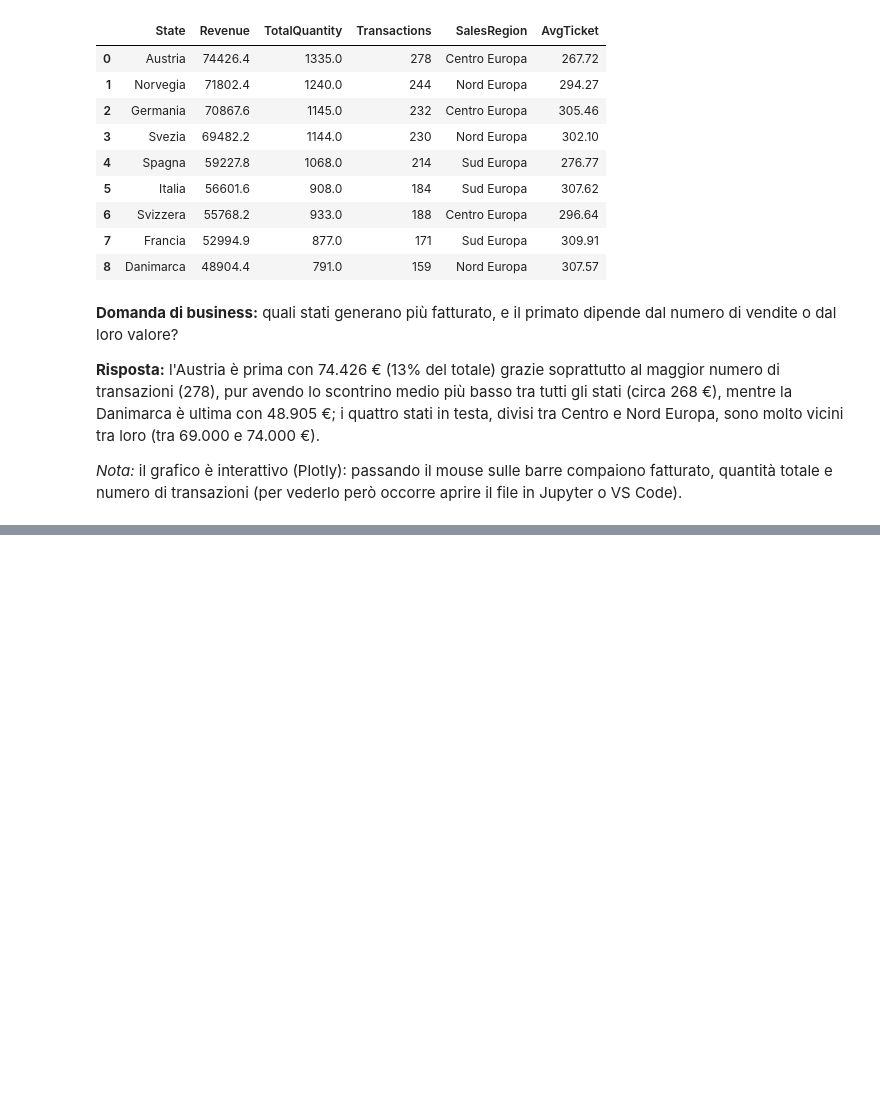
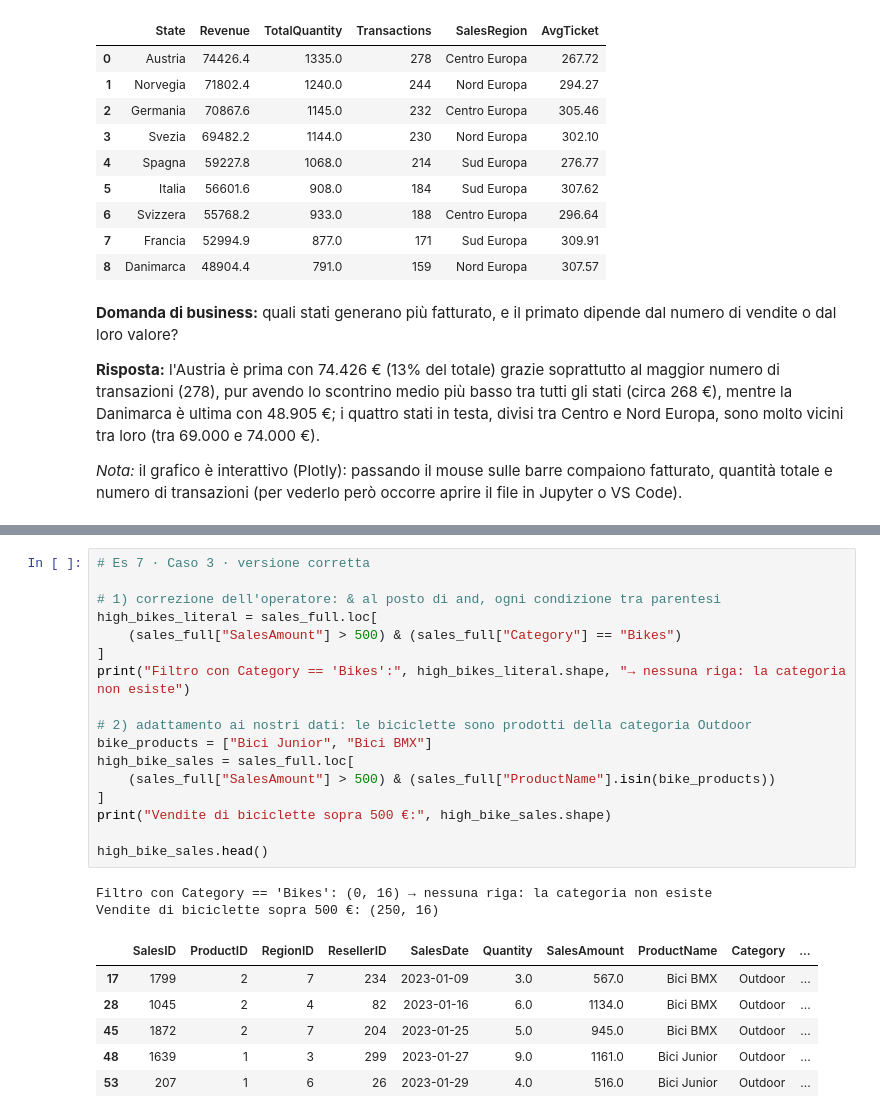
Before and after one commit to gfercioni/Giovanni_Fercioni_esercitazione_finale_M4, a Jupyter notebook: main.ipynb, the cells around one changed output, grey strips where cells are left out. Saved outputs shown, nothing was run; the diff lists cells and outputs as text; blank space fills up the shorter version.

```diff
--- a/main.ipynb
+++ b/main.ipynb
@@ -1242,0 +2129,26 @@ by_state
+# %%
+# Es 7 · Caso 3 · versione corretta
+
+# 1) correzione dell'operatore: & al posto di and, ogni condizione tra parentesi
+high_bikes_literal = sales_full.loc[
+    (sales_full["SalesAmount"] > 500) & (sales_full["Category"] == "Bikes")
+]
+print("Filtro con Category == 'Bikes':", high_bikes_literal.shape, "→ nessuna riga: la categoria non esiste")
+
+# 2) adattamento ai nostri dati: le biciclette sono prodotti della categoria Outdoor
+bike_products = ["Bici Junior", "Bici BMX"]
+high_bike_sales = sales_full.loc[
+    (sales_full["SalesAmount"] > 500) & (sales_full["ProductName"].isin(bike_products))
+]
+print("Vendite di biciclette sopra 500 €:", high_bike_sales.shape)
+
+high_bike_sales.head()
+# %% [output]
+Filtro con Category == 'Bikes': (0, 16) → nessuna riga: la categoria non esiste
+Vendite di biciclette sopra 500 €: (250, 16)
+|  | SalesID | ProductID | RegionID | ResellerID | SalesDate | Quantity | SalesAmount | ProductName | Category | ... |
+| 17 | 1799 | 2 | 7 | 234 | 2023-01-09 | 3.0 | 567.0 | Bici BMX | Outdoor | ... |
+| 28 | 1045 | 2 | 4 | 82 | 2023-01-16 | 6.0 | 1134.0 | Bici BMX | Outdoor | ... |
+| 45 | 1872 | 2 | 7 | 204 | 2023-01-25 | 5.0 | 945.0 | Bici BMX | Outdoor | ... |
+| 48 | 1639 | 1 | 3 | 299 | 2023-01-27 | 9.0 | 1161.0 | Bici Junior | Outdoor | ... |
+| 53 | 207 | 1 | 6 | 26 | 2023-01-29 | 4.0 | 516.0 | Bici Junior | Outdoor | ... |
```
Also changed, not shown: parts of 48 cells of this notebook, 1 other file.
